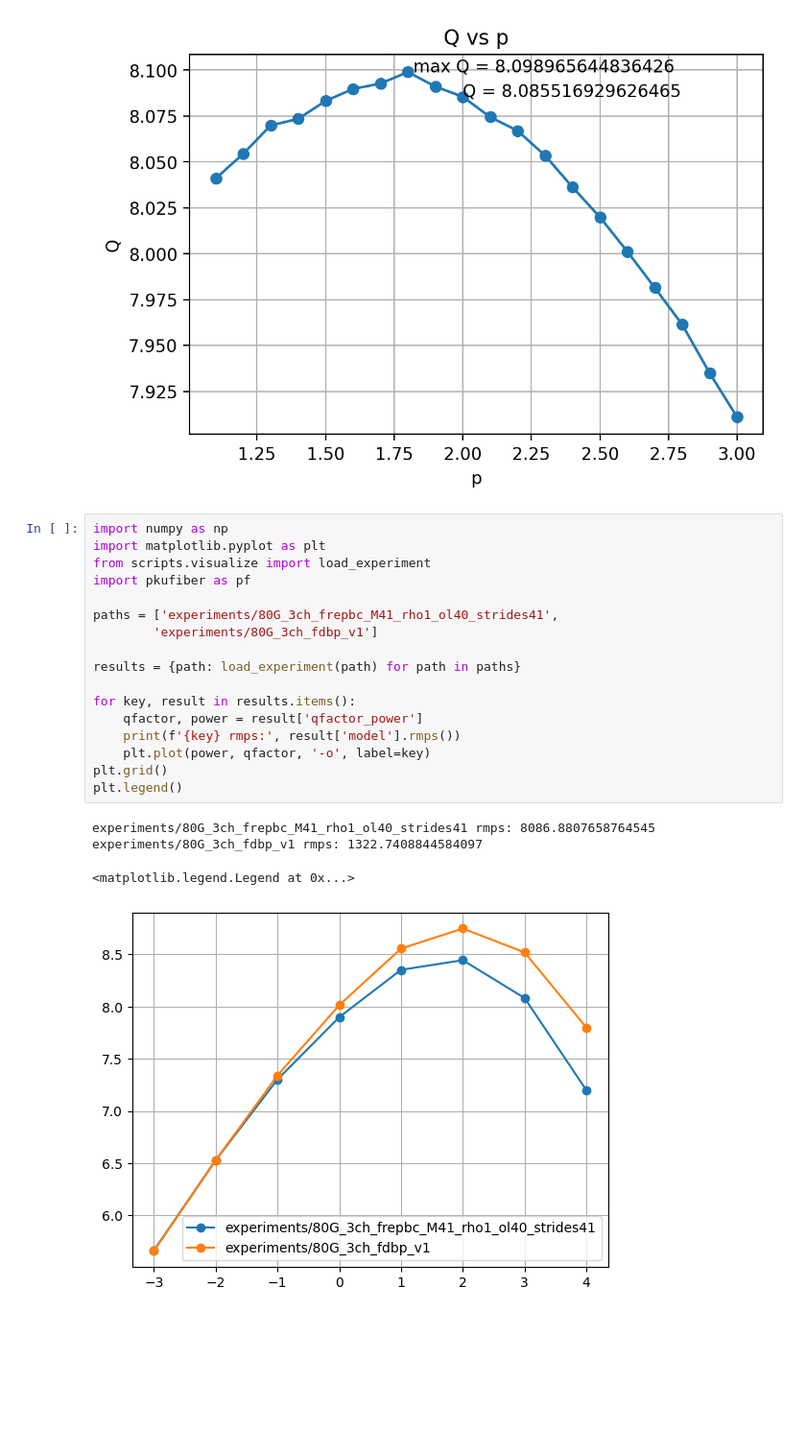
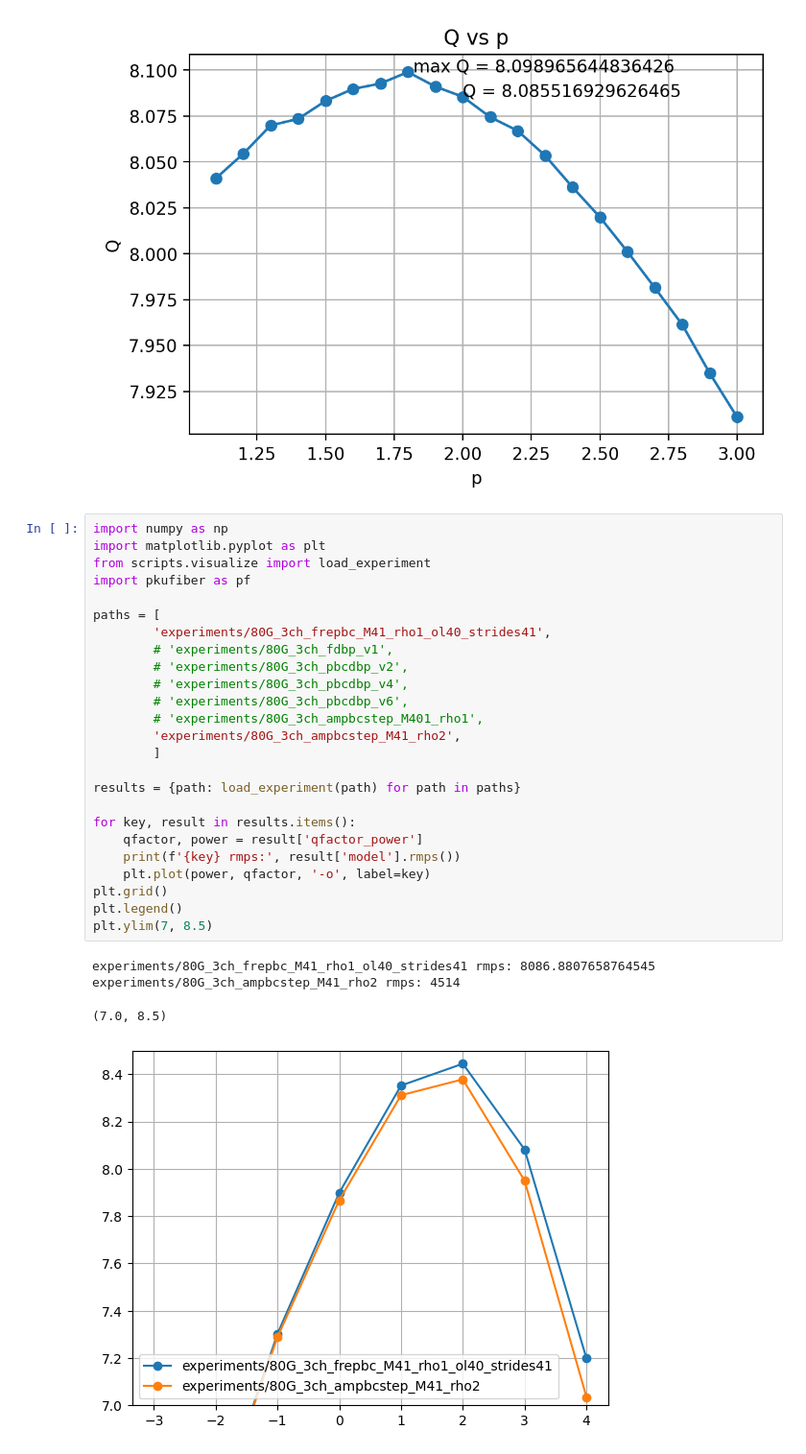
Before and after one commit to xinyuxiao113/pkufiber, a Jupyter notebook: develop.ipynb, the cells around one changed output. Shown at 96% size. Cells and saved outputs as stored; diff of their text form; blank space fills up the shorter version.

```diff
--- a/develop.ipynb
+++ b/develop.ipynb
@@ -43,23 +27,31 @@ plt.show()
 # %%
 import numpy as np
 import matplotlib.pyplot as plt
 from scripts.visualize import load_experiment
 import pkufiber as pf
 
-paths = ['experiments/80G_3ch_frepbc_M41_rho1_ol40_strides41',
-        'experiments/80G_3ch_fdbp_v1']
+paths = [
+        'experiments/80G_3ch_frepbc_M41_rho1_ol40_strides41',
+        # 'experiments/80G_3ch_fdbp_v1',
+        # 'experiments/80G_3ch_pbcdbp_v2',
+        # 'experiments/80G_3ch_pbcdbp_v4',
+        # 'experiments/80G_3ch_pbcdbp_v6',
+        # 'experiments/80G_3ch_ampbcstep_M401_rho1',
+        'experiments/80G_3ch_ampbcstep_M41_rho2',
+        ]
 
 results = {path: load_experiment(path) for path in paths}
 
 for key, result in results.items():
     qfactor, power = result['qfactor_power']
     print(f'{key} rmps:', result['model'].rmps())
     plt.plot(power, qfactor, '-o', label=key)
 plt.grid()
 plt.legend()
+plt.ylim(7, 8.5)
 # %% [output]
 experiments/80G_3ch_frepbc_M41_rho1_ol40_strides41 rmps: 8086.8807658764545
-experiments/80G_3ch_fdbp_v1 rmps: 1322.7408844584097
+experiments/80G_3ch_ampbcstep_M41_rho2 rmps: 4514
-<matplotlib.legend.Legend at 0x...>
+(7.0, 8.5)
-[figure, old version]
+[figure, new version]
 # %%
```
Also changed, not shown: parts of 4 cells of this notebook, 9 other files.
